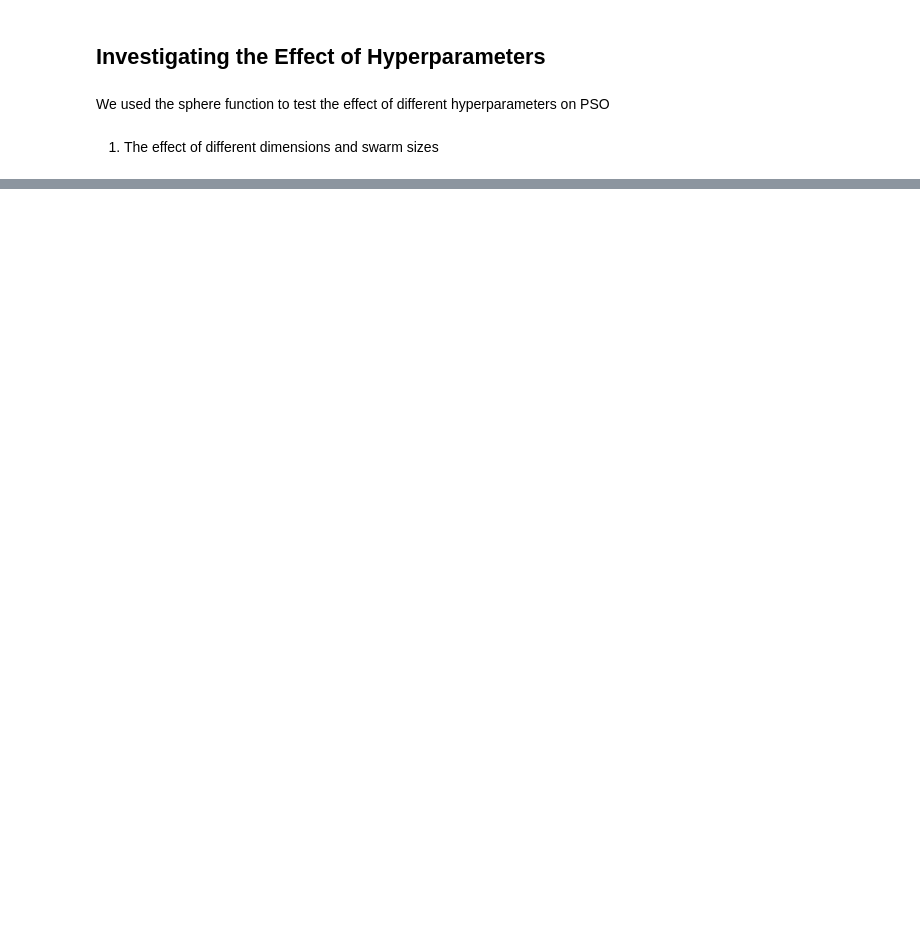
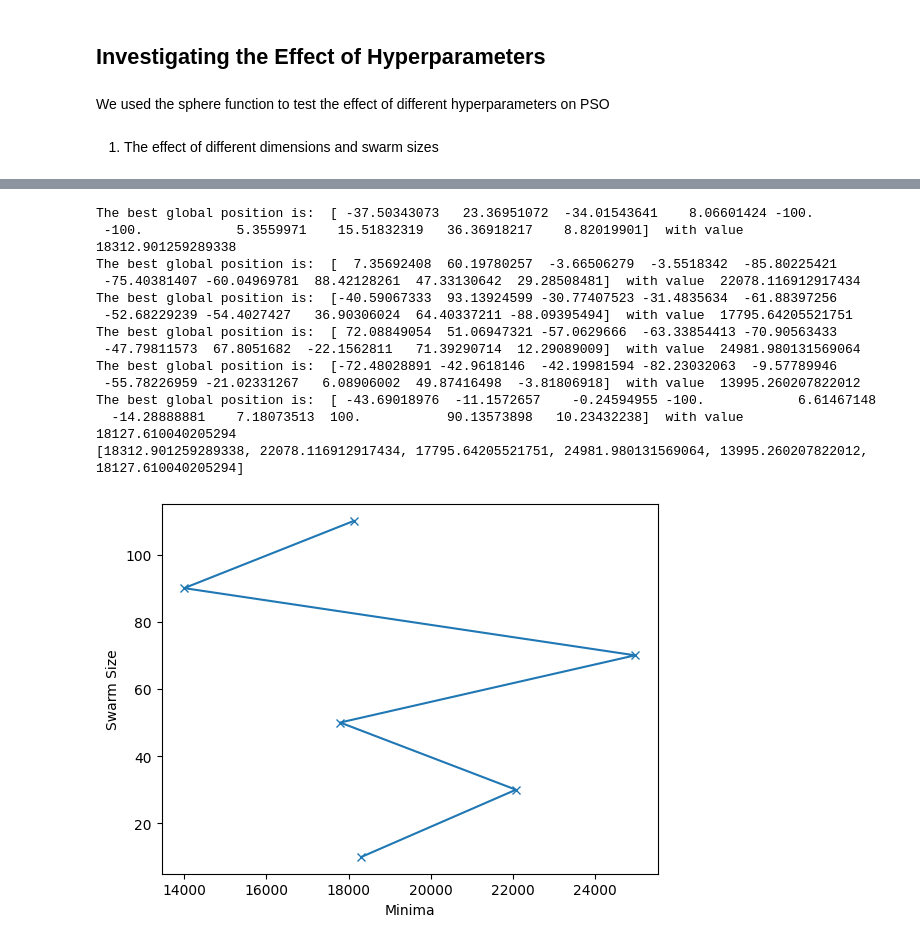
Before and after one commit to ridaqp/GA-PSO-Optimization-Study, a Jupyter notebook: pso/pso_investigation.ipynb, the cells around one changed output, grey strips where cells are left out. Saved outputs shown, nothing was run; the diff lists cells and outputs as text; code cells hidden in the pictures; blank space fills up the shorter version.

```diff
--- a/pso/pso_investigation.ipynb
+++ b/pso/pso_investigation.ipynb
@@ -60,0 +84,27 @@ swarmpos = PSO(D)
+# %%
+size = [10, 30, 50, 70, 90, 110]
+costs = []
+for s in size:
+    swarm = PSO.PSO(s, 10, -100, 100, 1, 100, 10, 0.8, 0.9,0.1)
+    swarm.optimize()
+    costs.append(swarm.gBest)
+
+plt.plot(costs, size, marker='x')
+plt.ylabel("Swarm Size")
+plt.xlabel("Minima")
+print(costs)
+# %% [output]
+The best global position is:  [ -37.50343073   23.36951072  -34.01543641    8.06601424 -100.
+ -100.            5.3559971    15.51832319   36.36918217    8.82019901]  with value  18312.901259289338
+The best global position is:  [  7.35692408  60.19780257  -3.66506279  -3.5518342  -85.80225421
+ -75.40381407 -60.04969781  88.42128261  47.33130642  29.28508481]  with value  22078.116912917434
+The best global position is:  [-40.59067333  93.13924599 -30.77407523 -31.4835634  -61.88397256
+ -52.68229239 -54.4027427   36.90306024  64.40337211 -88.09395494]  with value  17795.64205521751
+The best global position is:  [ 72.08849054  51.06947321 -57.0629666  -63.33854413 -70.90563433
+ -47.79811573  67.8051682  -22.1562811   71.39290714  12.29089009]  with value  24981.980131569064
+The best global position is:  [-72.48028891 -42.9618146  -42.19981594 -82.23032063  -9.57789946
+ -55.78226959 -21.02331267   6.08906002  49.87416498  -3.81806918]  with value  13995.260207822012
+The best global position is:  [ -43.69018976  -11.1572657    -0.24594955 -100.            6.61467148
+  -14.28888881    7.18073513  100.           90.13573898   10.23432238]  with value  18127.610040205294
+[18312.901259289338, 22078.116912917434, 17795.64205521751, 24981.980131569064, 13995.260207822012, 18127.610040205294]
+[figure, added]
```
Also changed, not shown: parts of 9 cells of this notebook, 2 other files.
